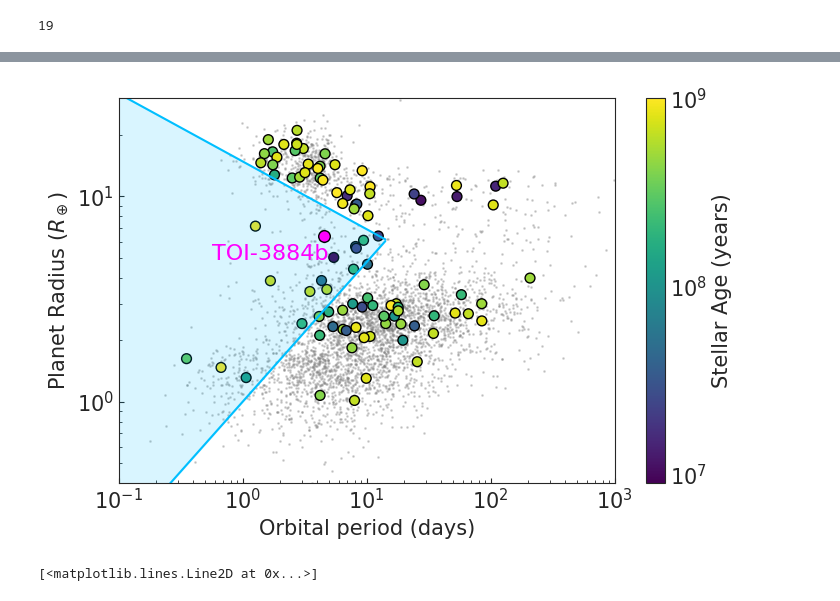
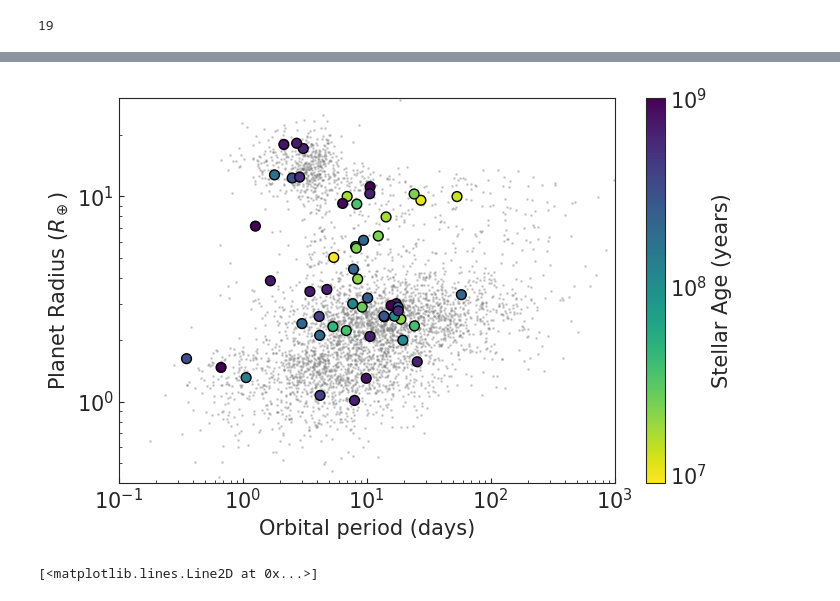
Before and after one commit to Mayuko-Mori/Plot_exoplanets, a Jupyter notebook: statistical_plots.ipynb, the cells around one changed output, grey strips where cells are left out. Drawn from its saved outputs; the diff is of its cells as text; code cells hidden in the pictures.

```diff
--- a/statistical_plots.ipynb
+++ b/statistical_plots.ipynb
@@ -25,7 +25,11 @@ pl.rcParams['ytick.labelsize'] = 'medium'
 pl.rcParams['xtick.labelsize'] =  'medium'
 # %%
 #df_all = pd.read_csv('PS_2022.10.27_23.24.19.csv', skiprows=96, delimiter=',',na_values=[''])
-df_all = pd.read_csv('PS_2024.08.27_01.03.25.csv', skiprows=104, delimiter=',',na_values=[''])
-df_all = df_all[df_all['default_flag']==1]
+#df_all = pd.read_csv('PS_2024.08.27_01.03.25.csv', skiprows=104, delimiter=',',na_values=[''])
+df_all=pd.read_csv('data/PS_2025.01.07_21.46.16_all.csv', skiprows=295, delimiter=',',na_values=[''])
+df_transit = df_all[df_all['discoverymethod']=='Transit']
+df_other = df_all[df_all['discoverymethod']!='Transit']
+#df_all = df_all[df_all['disc_year']<2022]
+#df_all = df_all[df_all['default_flag']==1]
 df_all.head()
 # %% [output]
@@ -63,11 +90,11 @@ len(df_all)
 # %%
-df_young = df_all[df_all['st_age']<=1]
+df_young = df_transit[df_transit['st_age']<=1]
 
 abs_err1 = np.abs(df_young['st_ageerr1'])
 abs_err2 = np.abs(df_young['st_ageerr2'])
 
 st_ageerr = np.maximum(abs_err1, abs_err2)
 
-df_young = df_young[st_ageerr< df_young['st_age']*3 ]
+df_young = df_young[st_ageerr< df_young['st_age']/3 ]
 df_young
 # %% [output]
@@ -91,36 +123,36 @@ a2 =  10 ** (0.68 * np.log10(P))
 # %%
 f, ax = pl.subplots(1, 1, figsize=(8, 5))
 ax.loglog()
 
 pl.plot(df_all['pl_orbper'], df_all['pl_rade'], '.', ms=2, alpha=0.3, color='gray', zorder=0)
 
 sc = ax.scatter(df_young['pl_orbper'], df_young['pl_rade'], c=np.log10(df_young['st_age']*1e9),
-                cmap='viridis', s=50, alpha=1, edgecolor='k', zorder=1)
+                cmap='viridis_r', s=50, alpha=1, edgecolor='k', zorder=1)
 
 cbar = pl.colorbar(sc)
 cbar.set_label(r'Stellar Age (years)')
 
 # カラーバーの目盛りを設定（10^5, 10^6, 10^7, 10^8, 10^9）
 cbar.set_ticks([7,8,9])
 cbar.set_ticklabels([r'$10^7$', r'$10^8$', r'$10^9$'])
 
 ax.set_xlim(1.0e-1, 1.0e3)
 ax.set_ylim(4.0e-1, 3.0e1)
 
-pl.plot(P, a1, '-', color='deepskyblue')
-pl.plot(P, a2, '-', color='deepskyblue')
-pl.fill_between(P, a1, a2, alpha=0.15,color='deepskyblue' )
+#pl.plot(P, a1, '-', color='tomato', zorder=-1)
+#pl.plot(P, a2, '-', color='tomato', zorder=-1)
+#pl.fill_between(P, a1, a2, alpha=0.15,color='tomato', zorder=-1)
 
 #TOI-3884
-ax.scatter(4.5445828, 6.43, s=70, alpha=1, edgecolor='k', color='magenta')
-ax.text(4.9, 4.9, 'TOI-3884b', color='magenta', fontsize=16, ha='right')
+#ax.scatter(4.5445828, 6.43, s=70, alpha=1, edgecolor='k', color='magenta')
+#ax.text(4.9, 4.9, 'TOI-3884b', color='magenta', fontsize=16, ha='right')
 
 ax.set_xlabel(r'Orbital period (days)')
 ax.set_ylabel(r'Planet Radius ($R_\oplus$)')
 
-f.savefig('per-rad-plot.png')
+f.savefig('per-rad-young.png')
 # %% [output]
-[figure, old version]
+[figure, new version]
 # %%
 f,ax = pl.subplots(1,1,figsize=(8,8))
 ax.loglog()
```
Also changed, not shown: parts of 6 cells of this notebook, 9 other files.
